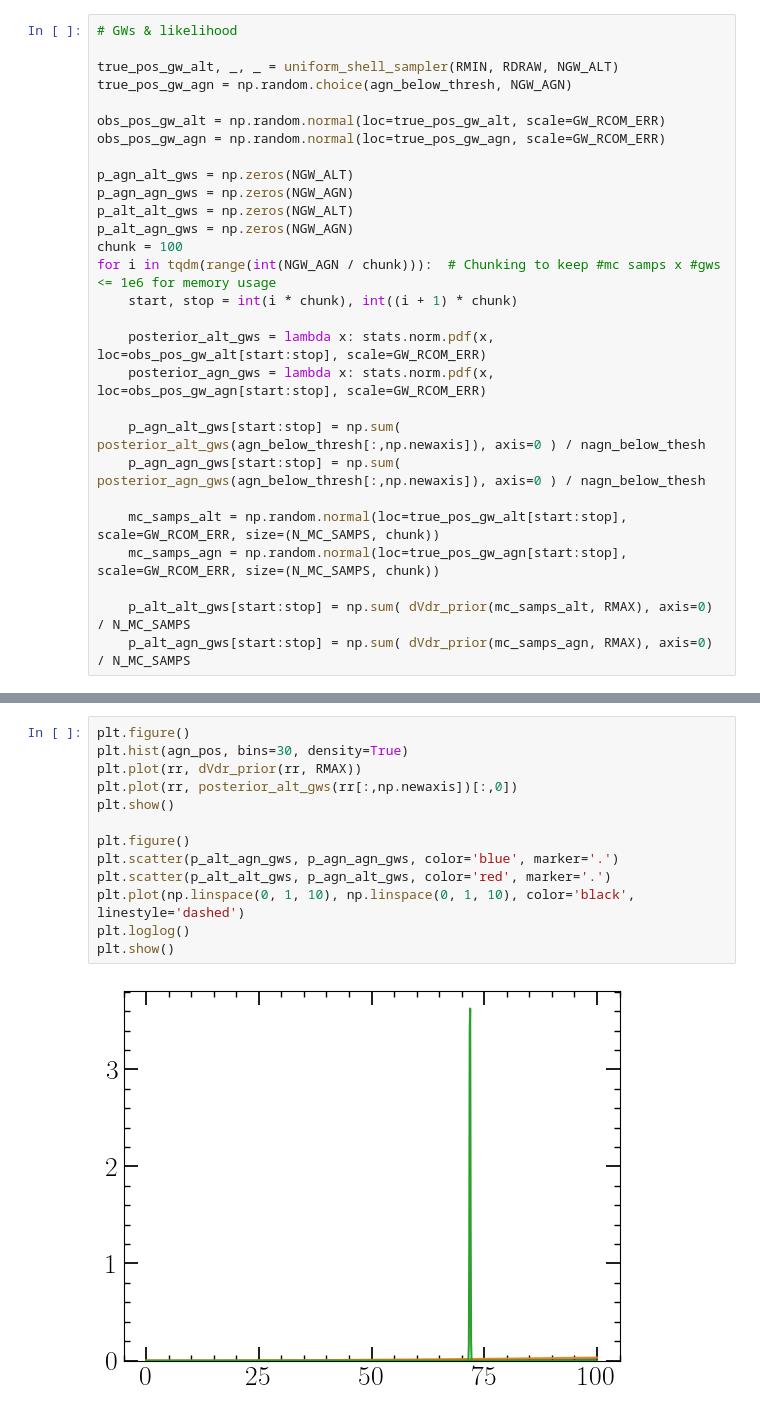
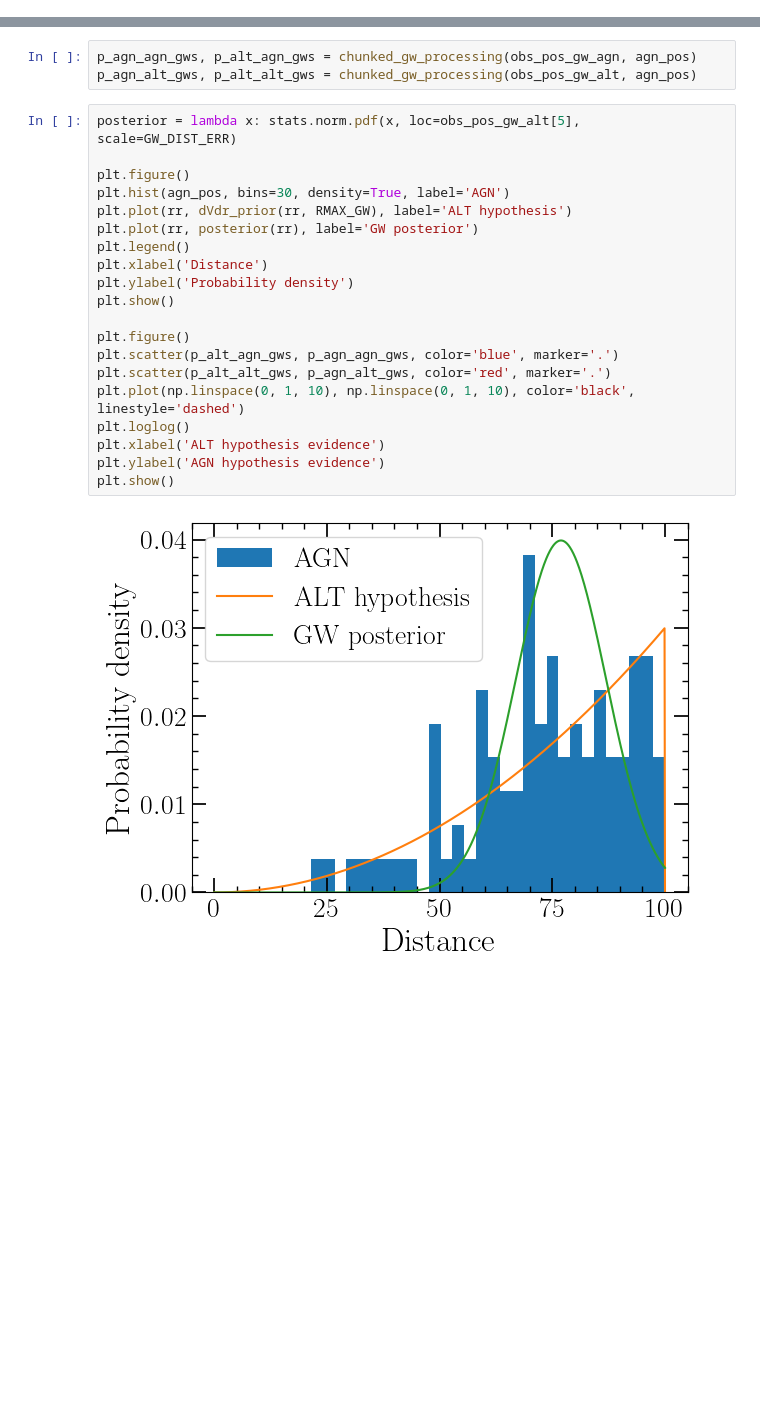
Before and after one commit to LucasPouw/darksirenpop, a Jupyter notebook: minimal_example.ipynb, the cells around one changed output, grey strips where cells are left out. Cells and saved outputs as stored; diff of their text form; blank space fills up the shorter version.

```diff
--- a/minimal_example.ipynb
+++ b/minimal_example.ipynb
@@ -32,28 +13,0 @@ nagn_below_thesh = len(agn_below_thresh)
-# %%
-# GWs & likelihood
-
-true_pos_gw_alt, _, _ = uniform_shell_sampler(RMIN, RDRAW, NGW_ALT)
-true_pos_gw_agn = np.random.choice(agn_below_thresh, NGW_AGN)
-
-obs_pos_gw_alt = np.random.normal(loc=true_pos_gw_alt, scale=GW_RCOM_ERR)
-obs_pos_gw_agn = np.random.normal(loc=true_pos_gw_agn, scale=GW_RCOM_ERR)
-
-p_agn_alt_gws = np.zeros(NGW_ALT)
-p_agn_agn_gws = np.zeros(NGW_AGN)
-p_alt_alt_gws = np.zeros(NGW_ALT)
-p_alt_agn_gws = np.zeros(NGW_AGN)
-chunk = 100
-for i in tqdm(range(int(NGW_AGN / chunk))):  # Chunking to keep #mc samps x #gws <= 1e6 for memory usage
-    start, stop = int(i * chunk), int((i + 1) * chunk)
-
-    posterior_alt_gws = lambda x: stats.norm.pdf(x, loc=obs_pos_gw_alt[start:stop], scale=GW_RCOM_ERR)
-    posterior_agn_gws = lambda x: stats.norm.pdf(x, loc=obs_pos_gw_agn[start:stop], scale=GW_RCOM_ERR)
-
-    p_agn_alt_gws[start:stop] = np.sum( posterior_alt_gws(agn_below_thresh[:,np.newaxis]), axis=0 ) / nagn_below_thesh
-    p_agn_agn_gws[start:stop] = np.sum( posterior_agn_gws(agn_below_thresh[:,np.newaxis]), axis=0 ) / nagn_below_thesh
-
-    mc_samps_alt = np.random.normal(loc=true_pos_gw_alt[start:stop], scale=GW_RCOM_ERR, size=(N_MC_SAMPS, chunk))
-    mc_samps_agn = np.random.normal(loc=true_pos_gw_agn[start:stop], scale=GW_RCOM_ERR, size=(N_MC_SAMPS, chunk))
-
-    p_alt_alt_gws[start:stop] = np.sum( dVdr_prior(mc_samps_alt, RMAX), axis=0) / N_MC_SAMPS
-    p_alt_agn_gws[start:stop] = np.sum( dVdr_prior(mc_samps_agn, RMAX), axis=0) / N_MC_SAMPS
@@ -60,15 +99,25 @@ for i in tqdm(range(int(NGW_AGN / chunk))):  # Chunking to keep #mc samps x #gws
+# %%
+p_agn_agn_gws, p_alt_agn_gws = chunked_gw_processing(obs_pos_gw_agn, agn_pos)
+p_agn_alt_gws, p_alt_alt_gws = chunked_gw_processing(obs_pos_gw_alt, agn_pos)
 # %%
+posterior = lambda x: stats.norm.pdf(x, loc=obs_pos_gw_alt[5], scale=GW_DIST_ERR)
+
 plt.figure()
-plt.hist(agn_pos, bins=30, density=True)
-plt.plot(rr, dVdr_prior(rr, RMAX))
-plt.plot(rr, posterior_alt_gws(rr[:,np.newaxis])[:,0])
+plt.hist(agn_pos, bins=30, density=True, label='AGN')
+plt.plot(rr, dVdr_prior(rr, RMAX_GW), label='ALT hypothesis')
+plt.plot(rr, posterior(rr), label='GW posterior')
+plt.legend()
+plt.xlabel('Distance')
+plt.ylabel('Probability density')
 plt.show()
 
 plt.figure()
 plt.scatter(p_alt_agn_gws, p_agn_agn_gws, color='blue', marker='.')
 plt.scatter(p_alt_alt_gws, p_agn_alt_gws, color='red', marker='.')
 plt.plot(np.linspace(0, 1, 10), np.linspace(0, 1, 10), color='black', linestyle='dashed')
 plt.loglog()
+plt.xlabel('ALT hypothesis evidence')
+plt.ylabel('AGN hypothesis evidence')
 plt.show()
 # %% [output]
-[figure, old version]
+[figure, new version]
```
Also changed, not shown: parts of 7 cells of this notebook.
